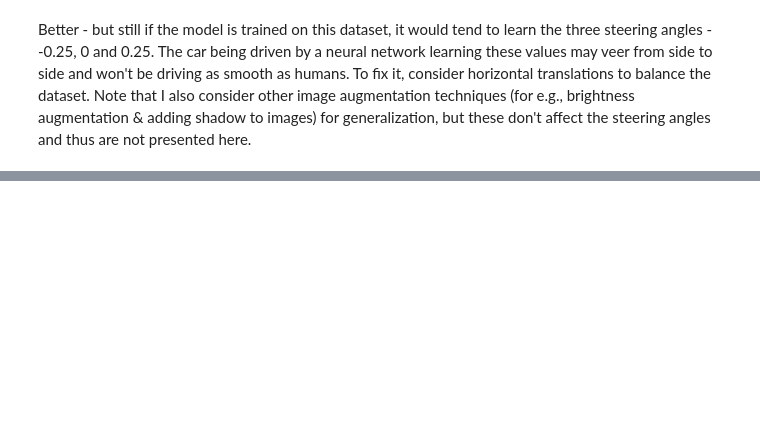
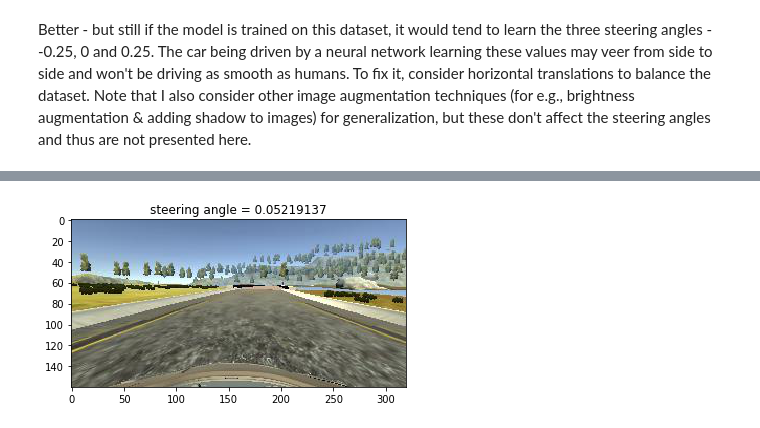
Before and after one commit to utsawk/CarND-Behavioral-Cloning-P3, a Jupyter notebook: exploratory_data_analysis.ipynb, the cells around one changed output, grey strips where cells are left out. Drawn from its saved outputs; the diff is of its cells as text; code cells hidden in the pictures; blank space fills up the shorter version.

```diff
--- a/exploratory_data_analysis.ipynb
+++ b/exploratory_data_analysis.ipynb
@@ -92,0 +96,83 @@ Now the histogram has a nice Gaussian representation with 0 mean.
+# %%
+def brightness_augment_image(image):
+    """
+    Scales the brightness uniformly randomly
+    :param image: RGB image
+    :return: RGB image randomly scaled brightness
+    """
+
+    # convert to HSV and scale last dimension randomly
+    image = cv2.cvtColor(image,cv2.COLOR_RGB2HSV)
+    image = np.array(image, dtype = np.float64)
+    random_brightness = .5+np.random.uniform()
+    image[:,:,2] = image[:,:,2]*random_brightness
+    image[:,:,2][image[:,:,2]>255]  = 255
+    image = np.array(image, dtype = np.uint8)
+    # convert back to RGB
+    image = cv2.cvtColor(image,cv2.COLOR_HSV2RGB)
+    return image
+
+def translate_image(image, angle, translate_range_hor, translate_range_ver):
+
+    """
+    Translates the image horizontally and vertically
+    :param image: RGB image
+    :param angle: steering angle associated with input image
+    :param translate_range_hor: max translation in horizontal direction
+    :param translate_range_ver: max translation in vertical direction
+    :return: RGB image translated horizontally and vertically
+    """
+    dx = np.random.randint(-translate_range_hor//2, translate_range_hor//2)
+    dy = np.random.randint(-translate_range_ver//2, translate_range_ver//2)
+    transform_matrix = np.float32([[1,0,dx],[0,1,dy]])
+    image = cv2.warpAffine(image,transform_matrix,(image.shape[1], image.shape[0]))
+    angle = angle + dx * 0.0025
+    return image,angle
+
+def random_shadow(image):
+    """
+    Adds random shadow to image
+    :param image: RGB image
+    :return: RGB image with random shadow
+    """
+    x1, y1 =  np.random.randint(0, image.shape[1]), 0
+    x2, y2 = np.random.randint(0, image.shape[1]), image.shape[0]
+
+    xn, yn = np.mgrid[0:image.shape[0] , 0:image.shape[1] ]
+
+    mask = np.zeros_like(image[:, :, 1])
+    mask[(yn - y1) * (x2 - x1) - (y2 - y1) * (xn - x1) > 0] = 1
+
+    cond = mask == np.random.randint(0, 2)
+    random_brightness = np.random.uniform(low=0.2, high=0.5)
+
+    image_hls = cv2.cvtColor(image, cv2.COLOR_RGB2HLS)
+    image_hls[:, :, 1][cond] = image_hls[:, :, 1][cond] * random_brightness
+    return cv2.cvtColor(image_hls, cv2.COLOR_HLS2RGB)
+
+
+translate_range_hor = 100
+translate_range_ver = 20
+# loading a random image to show image processing
+index = np.random.randint(low = 1,high = 1000)
+source_path = lines[index][0]
+filename = source_path.split('/')[-1]
+current_path = 'data/IMG/' + filename
+image = mpimg.imread(current_path)
+measurement = float(lines[index][3])
+plt.figure(1)
+plt.imshow(image)
+plt.title("steering angle = " + str(measurement))
+image = brightness_augment_image(image)
+plt.figure(2)
+plt.imshow(image)
+plt.title("steering angle = " + str(measurement))
+image = random_shadow(image)
+plt.figure(3)
+plt.imshow(image)
+plt.title("steering angle = " + str(measurement))
+image, measurement = translate_image(image, measurement, translate_range_hor, translate_range_ver)
+plt.figure(4)
+plt.imshow(image)
+plt.title("steering angle = " + str(measurement))
+# %% [output]
@@ -92,0 +180 @@ Now the histogram has a nice Gaussian representation with 0 mean.
+[figure, added]
```
Also changed, not shown: parts of 5 cells of this notebook, 19 other files.
